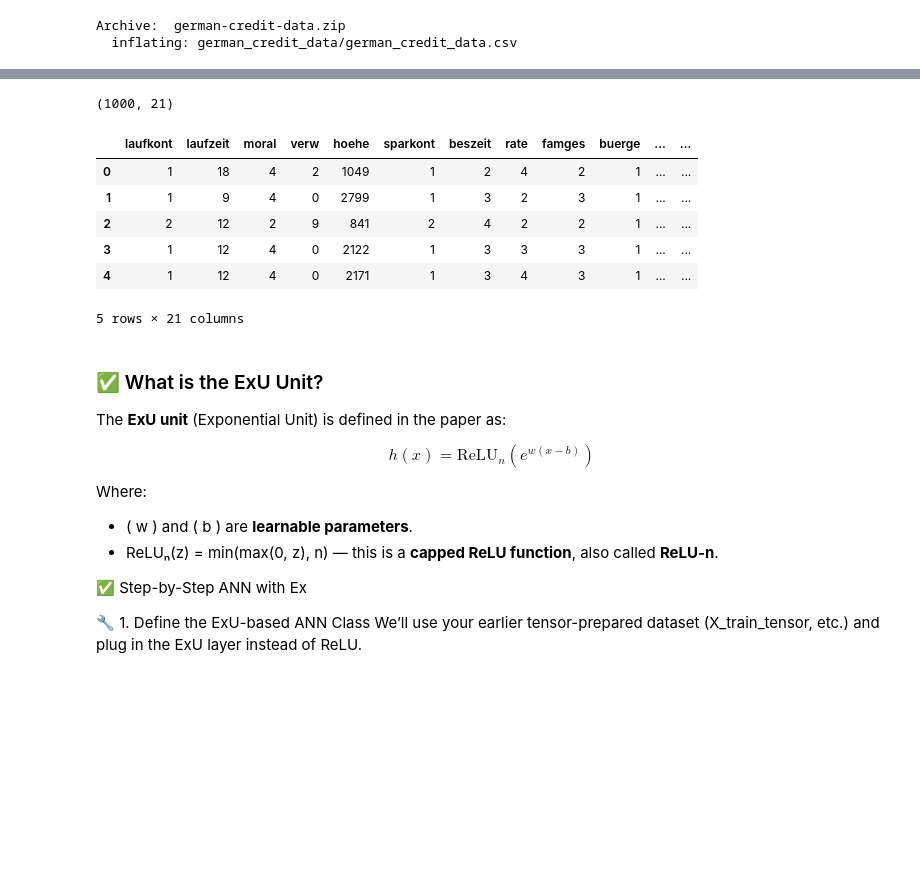
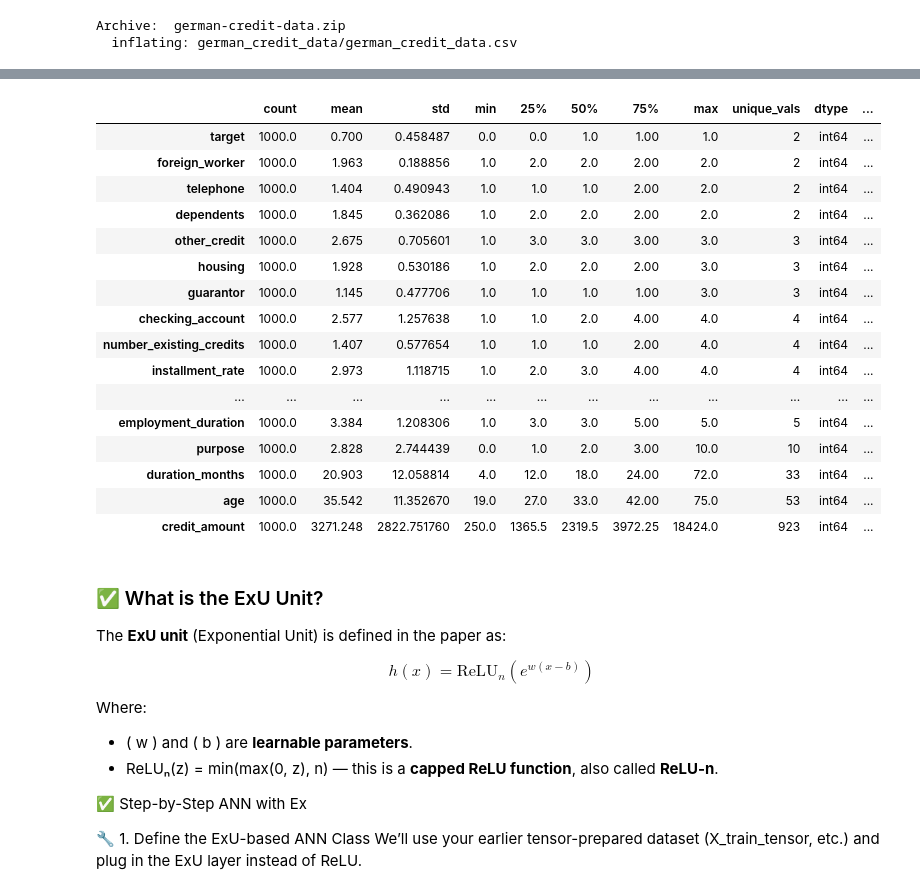
Before and after one commit to nfpaiva/ml-ai-experiments, a Jupyter notebook: notebooks/additive-network-pytorch.ipynb, the cells around one changed output, grey strips where cells are left out. Saved outputs shown, nothing was run; the diff lists cells and outputs as text; code cells hidden in the pictures; blank space fills up the shorter version.

```diff
--- a/notebooks/additive-network-pytorch.ipynb
+++ b/notebooks/additive-network-pytorch.ipynb
@@ -45 +161,26 @@ Archive:  german-credit-data.zip
+# %%
+summary = df.describe(include='all').transpose()
+summary["unique_vals"] = df.nunique()
+summary["dtype"] = df.dtypes
+summary["missing_vals"] = df.isna().sum()
+summary = summary.sort_values("unique_vals", ascending=True)
+summary
+# %% [output]
+|  | count | mean | std | min | 25% | 50% | 75% | max | unique_vals | dtype | ... |
+| target | 1000.0 | 0.700 | 0.458487 | 0.0 | 0.0 | 1.0 | 1.00 | 1.0 | 2 | int64 | ... |
+| foreign_worker | 1000.0 | 1.963 | 0.188856 | 1.0 | 2.0 | 2.0 | 2.00 | 2.0 | 2 | int64 | ... |
+| telephone | 1000.0 | 1.404 | 0.490943 | 1.0 | 1.0 | 1.0 | 2.00 | 2.0 | 2 | int64 | ... |
+| dependents | 1000.0 | 1.845 | 0.362086 | 1.0 | 2.0 | 2.0 | 2.00 | 2.0 | 2 | int64 | ... |
+| other_credit | 1000.0 | 2.675 | 0.705601 | 1.0 | 3.0 | 3.0 | 3.00 | 3.0 | 3 | int64 | ... |
+| housing | 1000.0 | 1.928 | 0.530186 | 1.0 | 2.0 | 2.0 | 2.00 | 3.0 | 3 | int64 | ... |
+| guarantor | 1000.0 | 1.145 | 0.477706 | 1.0 | 1.0 | 1.0 | 1.00 | 3.0 | 3 | int64 | ... |
+| checking_account | 1000.0 | 2.577 | 1.257638 | 1.0 | 1.0 | 2.0 | 4.00 | 4.0 | 4 | int64 | ... |
+| number_existing_credits | 1000.0 | 1.407 | 0.577654 | 1.0 | 1.0 | 1.0 | 2.00 | 4.0 | 4 | int64 | ... |
+| installment_rate | 1000.0 | 2.973 | 1.118715 | 1.0 | 2.0 | 3.0 | 4.00 | 4.0 | 4 | int64 | ... |
+| ... | ... | ... | ... | ... | ... | ... | ... | ... | ... | ... | ... |
+| employment_duration | 1000.0 | 3.384 | 1.208306 | 1.0 | 3.0 | 3.0 | 5.00 | 5.0 | 5 | int64 | ... |
+| purpose | 1000.0 | 2.828 | 2.744439 | 0.0 | 1.0 | 2.0 | 3.00 | 10.0 | 10 | int64 | ... |
+| duration_months | 1000.0 | 20.903 | 12.058814 | 4.0 | 12.0 | 18.0 | 24.00 | 72.0 | 33 | int64 | ... |
+| age | 1000.0 | 35.542 | 11.352670 | 19.0 | 27.0 | 33.0 | 42.00 | 75.0 | 53 | int64 | ... |
+| credit_amount | 1000.0 | 3271.248 | 2822.751760 | 250.0 | 1365.5 | 2319.5 | 3972.25 | 18424.0 | 923 | int64 | ... |
 # %%
@@ -60,16 +196,0 @@ feature_to_index = {name: i for i, name in enumerate(categorical_features + cont
-# %%
-# Load the CSV file
-df = pd.read_csv("german_credit_data/german_credit_data.csv")
-
-# Preview the data
-print(df.shape)
-df.head()
-# %% [output]
-(1000, 21)
-|  | laufkont | laufzeit | moral | verw | hoehe | sparkont | beszeit | rate | famges | buerge | ... | ... |
-| 0 | 1 | 18 | 4 | 2 | 1049 | 1 | 2 | 4 | 2 | 1 | ... | ... |
-| 1 | 1 | 9 | 4 | 0 | 2799 | 1 | 3 | 2 | 3 | 1 | ... | ... |
-| 2 | 2 | 12 | 2 | 9 | 841 | 2 | 4 | 2 | 2 | 1 | ... | ... |
-| 3 | 1 | 12 | 4 | 0 | 2122 | 1 | 3 | 3 | 3 | 1 | ... | ... |
-| 4 | 1 | 12 | 4 | 0 | 2171 | 1 | 3 | 4 | 3 | 1 | ... | ... |
-5 rows × 21 columns
```
Also changed, not shown: parts of 20 cells of this notebook.
